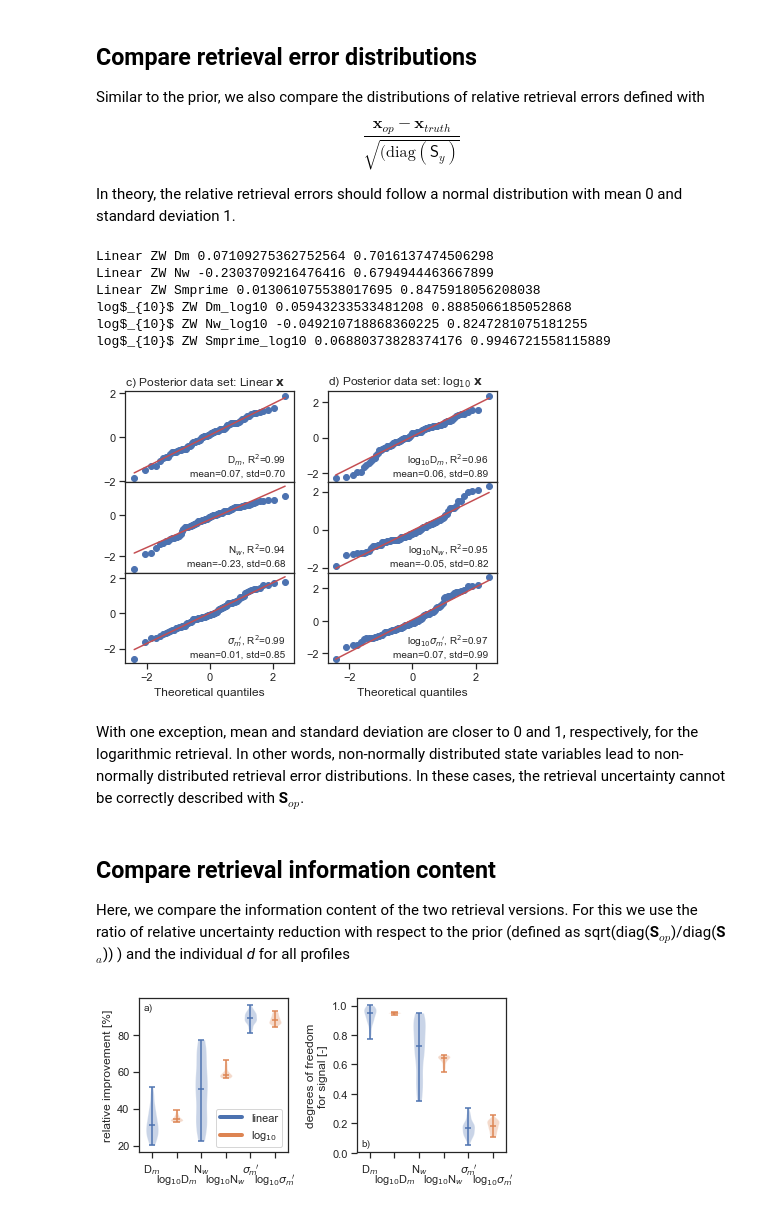
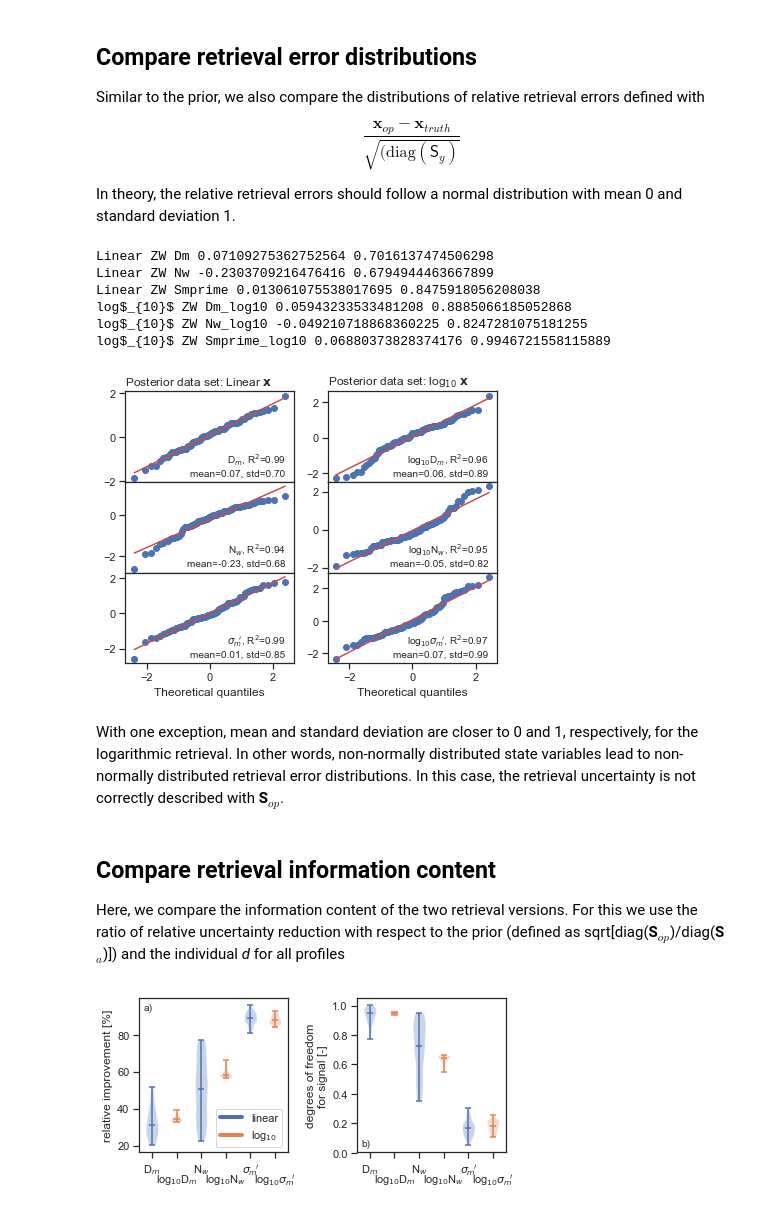
Before and after one commit to maahn/pyOptimalEstimation_examples, a Jupyter notebook: Supplement B - DSD retrieval.ipynb, the cells around one changed output. Drawn from its saved outputs; the diff is of its cells as text; code cells hidden in the pictures.

Commit message:
Manuscript version 20200131

```diff
--- a/Supplement B - DSD retrieval.ipynb
+++ b/Supplement B - DSD retrieval.ipynb
@@ -136,7 +138,7 @@ for kk in range(3):
         sps[kk, ii].set_title('')
         if kk == 0:
             sps[kk, ii].set_title(
-                '%s) Prior data set: %s $\mathbf{x}$' % (abc[ii], x_name),
+                'Prior data set: %s $\mathbf{x}$' % (x_name),
                 loc='left')
 
         sps[kk, ii].text(
@@ -241,6 +243,3 @@ We use the 51st profile from the test data set as $\mathbf{x}_{truth}$
 # %%
 tt = 51
 x_truth = rainDat_test[x_vars].to_dataframe().iloc[tt]
-# %%
-tt = np.argmin(np.abs(rainDat_test['Dm'] - 1.202))
-rainDat_test.isel(time=tt), tt
@@ -633,42 +619,42 @@ for yy, key in enumerate(resultsOE.keys()):
             x_err, dist="norm", plot=sps[kk, yy], fit=True, rvalue=False)
 
         sps[kk, yy].set_title('')
         if kk == 0:
             sps[kk, yy].set_title(
-                '%s) Posterior data set: %s $\mathbf{x}$' %
-                (abc[yy + 2], key.split(' ')[0]),
+                'Posterior data set: %s $\mathbf{x}$' %
+                (key.split(' ')[0]),
                 loc='left')
 
         sps[kk, yy].text(
             0.95,
             0.05,
             '%s, R$^2$=%.2f\nmean=%.2f, std=%.2f' %
             (supporting_routines.niceKeys[x_var], r**2, x_mean, x_std),
             horizontalalignment='right',
             verticalalignment='bottom',
             transform=sps[kk, yy].transAxes)
 
         if kk < 2:
             sps[kk, yy].set_xlabel("")
         sps[kk, yy].set_ylabel("")
 
         jj += 1
 
 fig.subplots_adjust(hspace=0)
 # %% [output]
 Linear ZW Dm 0.07109275362752564 0.7016137474506298
 Linear ZW Nw -0.2303709216476416 0.6794944463667899
 Linear ZW Smprime 0.013061075538017695 0.8475918056208038
 log$_{10}$ ZW Dm_log10 0.05943233533481208 0.8885066185052868
 log$_{10}$ ZW Nw_log10 -0.049210718868360225 0.8247281075181255
 log$_{10}$ ZW Smprime_log10 0.06880373828374176 0.9946721558115889
-[figure, old version]
+[figure, new version]
 # %% [markdown]
-With one exception, mean and standard deviation are closer to 0 and 1, respectively, for the logarithmic retrieval. In other words, non-normally distributed state variables lead to non-normally distributed retrieval error distributions. In these cases, the retrieval uncertainty cannot be correctly described with **S**$_{op}$.
+With one exception, mean and standard deviation are closer to 0 and 1, respectively, for the logarithmic retrieval. In other words, non-normally distributed state variables lead to non-normally distributed retrieval error distributions. In this case, the retrieval uncertainty is not correctly described with **S**$_{op}$.
 # %% [markdown]
 ## Compare retrieval information content
 
-Here, we compare the information content of the two retrieval versions. For this we use the ratio of relative uncertainty reduction with respect to the prior (defined as sqrt(diag(**S**$_{op}$)/diag(**S**$_a$)) ) and the individual *d* for all profiles
+Here, we compare the information content of the two retrieval versions. For this we use the ratio of relative uncertainty reduction with respect to the prior (defined as sqrt[diag(**S**$_{op}$)/diag(**S**$_a$)]) and the individual *d* for all profiles
 # %%
 
 fig, [ax1, ax2] = plt.subplots(ncols = 2, figsize=(6,3))
```
Also changed, not shown: parts of 14 cells of this notebook, 3 other files.
